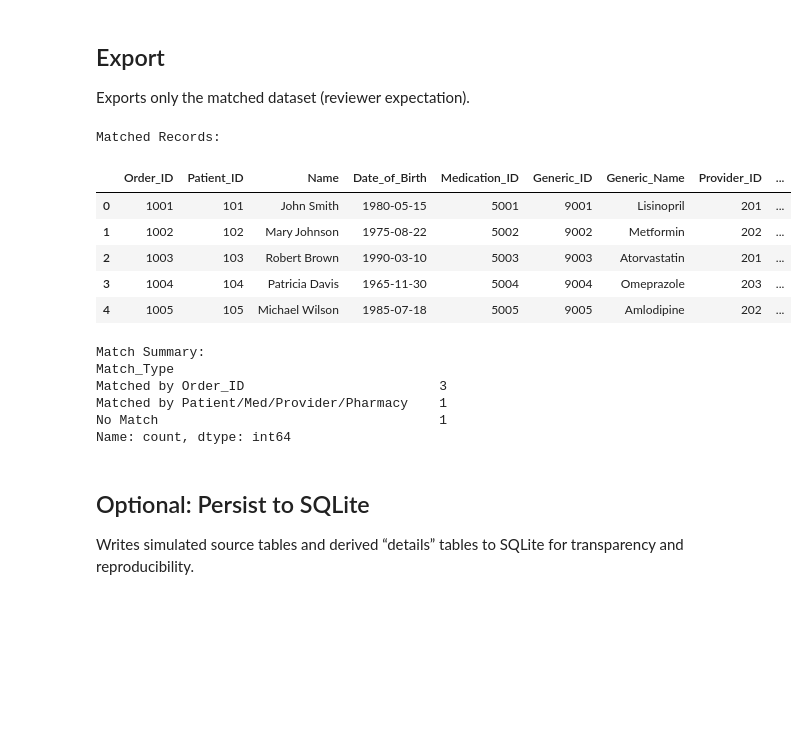
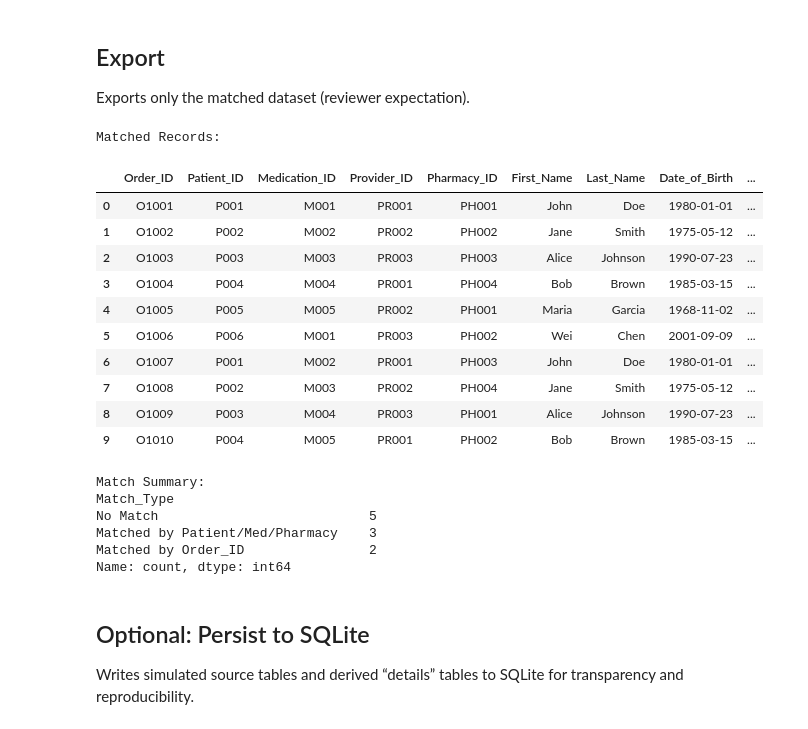
Before and after one commit to Beenjamming/DispenseDataEHROrders, a Jupyter notebook: SampleMedicationDataLoad.ipynb, the cells around one changed output. Cells and saved outputs as stored; diff of their text form; code cells hidden in the pictures; blank space fills up the shorter version.

```diff
--- a/SampleMedicationDataLoad.ipynb
+++ b/SampleMedicationDataLoad.ipynb
@@ -539,6 +539,8 @@ def match_records(db_name='medication_data.db'):
     conn = sqlite3.connect(db_name)
 
     # Query similar to the original SQL logic
+    # NOTE: Dispense_History_Details does not include NPI in this notebook's SQLite schema.
+    # We match by Order_ID when present, otherwise by Patient/Medication/Pharmacy.
     query = """
     SELECT
         emr.*,
@@ -546,47 +548,50 @@ def match_records(db_name='medication_data.db'):
         dh.Order_ID as Dispense_Order_ID,
         CASE
             WHEN emr.Order_ID = dh.Order_ID THEN 'Matched by Order_ID'
             WHEN emr.Patient_ID = dh.Patient_ID
                 AND emr.Medication_ID = dh.Medication_ID
-                AND emr.NPI = dh.NPI
-                AND emr.Pharmacy_ID = dh.Pharmacy_ID THEN 'Matched by Patient/Med/Provider/Pharmacy'
+                AND emr.Pharmacy_ID = dh.Pharmacy_ID THEN 'Matched by Patient/Med/Pharmacy'
             ELSE 'No Match'
         END as Match_Type
     FROM EMR_Medication_Orders_Details emr
     LEFT JOIN Dispense_History_Details dh
         ON emr.Order_ID = dh.Order_ID
         OR (emr.Patient_ID = dh.Patient_ID
             AND emr.Medication_ID = dh.Medication_ID
-            AND emr.NPI = dh.NPI
             AND emr.Pharmacy_ID = dh.Pharmacy_ID)
     """
 
     df_matched = pd.read_sql_query(query, conn)
     conn.close()
 
     print("Matched Records:")
     display(df_matched)
 
     print("\nMatch Summary:")
     print(df_matched['Match_Type'].value_counts())
 
     return df_matched
 
 # Run the matching
 df_matched = match_records()
 # %% [output]
 Matched Records:
-|  | Order_ID | Patient_ID | Name | Date_of_Birth | Medication_ID | Generic_ID | Generic_Name | Provider_ID | ... |
-| 0 | 1001 | 101 | John Smith | 1980-05-15 | 5001 | 9001 | Lisinopril | 201 | ... |
-| 1 | 1002 | 102 | Mary Johnson | 1975-08-22 | 5002 | 9002 | Metformin | 202 | ... |
-| 2 | 1003 | 103 | Robert Brown | 1990-03-10 | 5003 | 9003 | Atorvastatin | 201 | ... |
-| 3 | 1004 | 104 | Patricia Davis | 1965-11-30 | 5004 | 9004 | Omeprazole | 203 | ... |
-| 4 | 1005 | 105 | Michael Wilson | 1985-07-18 | 5005 | 9005 | Amlodipine | 202 | ... |
+|  | Order_ID | Patient_ID | Medication_ID | Provider_ID | Pharmacy_ID | First_Name | Last_Name | Date_of_Birth | ... |
+| 0 | O1001 | P001 | M001 | PR001 | PH001 | John | Doe | 1980-01-01 | ... |
+| 1 | O1002 | P002 | M002 | PR002 | PH002 | Jane | Smith | 1975-05-12 | ... |
+| 2 | O1003 | P003 | M003 | PR003 | PH003 | Alice | Johnson | 1990-07-23 | ... |
+| 3 | O1004 | P004 | M004 | PR001 | PH004 | Bob | Brown | 1985-03-15 | ... |
+| 4 | O1005 | P005 | M005 | PR002 | PH001 | Maria | Garcia | 1968-11-02 | ... |
+| 5 | O1006 | P006 | M001 | PR003 | PH002 | Wei | Chen | 2001-09-09 | ... |
+| 6 | O1007 | P001 | M002 | PR001 | PH003 | John | Doe | 1980-01-01 | ... |
+| 7 | O1008 | P002 | M003 | PR002 | PH004 | Jane | Smith | 1975-05-12 | ... |
+| 8 | O1009 | P003 | M004 | PR003 | PH001 | Alice | Johnson | 1990-07-23 | ... |
+| 9 | O1010 | P004 | M005 | PR001 | PH002 | Bob | Brown | 1985-03-15 | ... |
 Match Summary:
 Match_Type
-Matched by Order_ID                         3
-Matched by Patient/Med/Provider/Pharmacy    1
-No Match                                    1
+No Match                           5
+Matched by Patient/Med/Pharmacy    3
+Matched by Order_ID                2
 Name: count, dtype: int64
 # %% [markdown]
 ## Optional: Persist to SQLite
```
Also changed, not shown: parts of 1 cell of this notebook, 1 other file.
